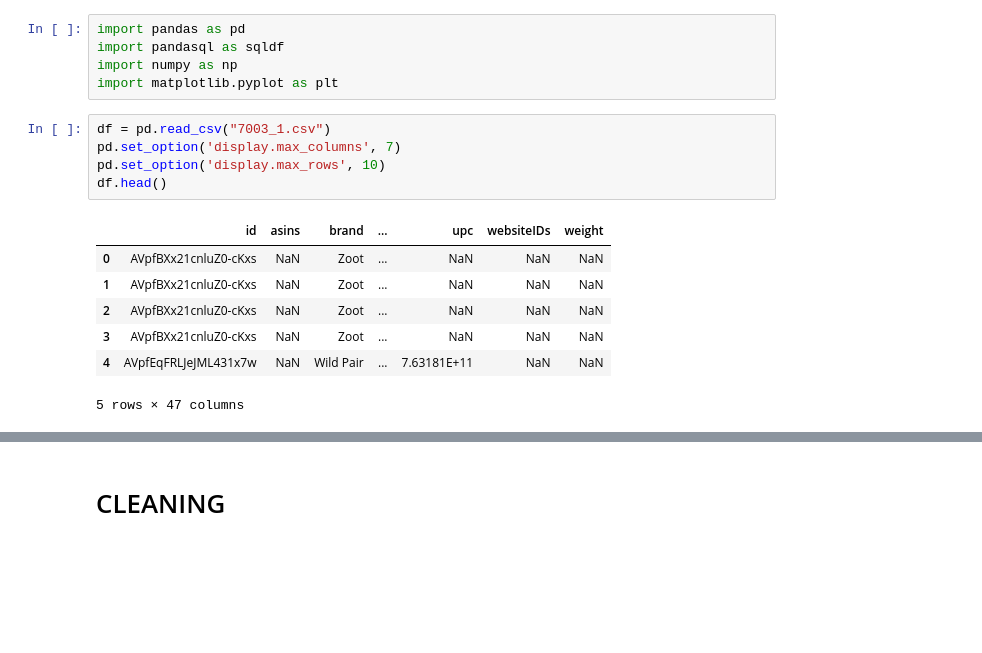
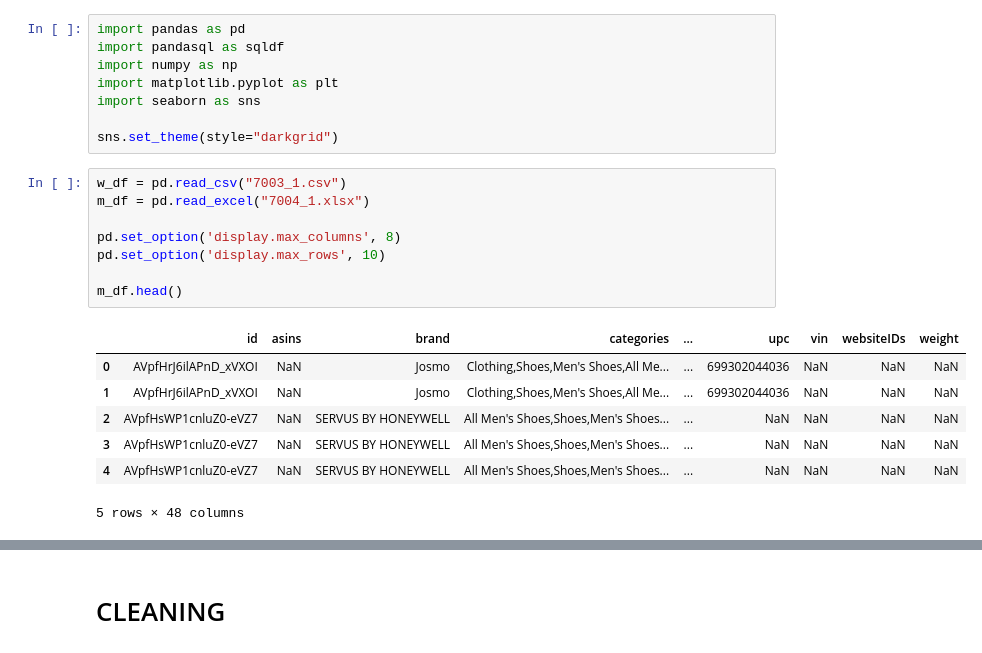
Before and after one commit to uniaaron/InsightManagement, a Jupyter notebook: Insight Management.ipynb, the cells around one changed output, grey strips where cells are left out. Drawn from its saved outputs; the diff is of its cells as text; blank space fills up the shorter version.

```diff
--- a/Insight Management.ipynb
+++ b/Insight Management.ipynb
@@ -14,16 +3,22 @@ import pandas as pd
 import pandasql as sqldf
 import numpy as np
 import matplotlib.pyplot as plt
+import seaborn as sns
+
+sns.set_theme(style="darkgrid")
 # %%
-df = pd.read_csv("7003_1.csv")
-pd.set_option('display.max_columns', 7)
+w_df = pd.read_csv("7003_1.csv")
+m_df = pd.read_excel("7004_1.xlsx")
+
+pd.set_option('display.max_columns', 8)
 pd.set_option('display.max_rows', 10)
-df.head()
+
+m_df.head()
 # %% [output]
-|  | id | asins | brand | ... | upc | websiteIDs | weight |
-| 0 | AVpfBXx21cnluZ0-cKxs | NaN | Zoot | ... | NaN | NaN | NaN |
-| 1 | AVpfBXx21cnluZ0-cKxs | NaN | Zoot | ... | NaN | NaN | NaN |
-| 2 | AVpfBXx21cnluZ0-cKxs | NaN | Zoot | ... | NaN | NaN | NaN |
-| 3 | AVpfBXx21cnluZ0-cKxs | NaN | Zoot | ... | NaN | NaN | NaN |
-| 4 | AVpfEqFRLJeJML431x7w | NaN | Wild Pair | ... | 7.63181E+11 | NaN | NaN |
+|  | id | asins | brand | categories | ... | upc | vin | websiteIDs | weight |
+| 0 | AVpfHrJ6ilAPnD_xVXOI | NaN | Josmo | Clothing,Shoes,Men's Shoes,All Me... | ... | 699302044036 | NaN | NaN | NaN |
+| 1 | AVpfHrJ6ilAPnD_xVXOI | NaN | Josmo | Clothing,Shoes,Men's Shoes,All Me... | ... | 699302044036 | NaN | NaN | NaN |
+| 2 | AVpfHsWP1cnluZ0-eVZ7 | NaN | SERVUS BY HONEYWELL | All Men's Shoes,Shoes,Men's Shoes... | ... | NaN | NaN | NaN | NaN |
+| 3 | AVpfHsWP1cnluZ0-eVZ7 | NaN | SERVUS BY HONEYWELL | All Men's Shoes,Shoes,Men's Shoes... | ... | NaN | NaN | NaN | NaN |
+| 4 | AVpfHsWP1cnluZ0-eVZ7 | NaN | SERVUS BY HONEYWELL | All Men's Shoes,Shoes,Men's Shoes... | ... | NaN | NaN | NaN | NaN |
-5 rows × 47 columns
+5 rows × 48 columns
```
Also changed, not shown: parts of 22 cells of this notebook.
